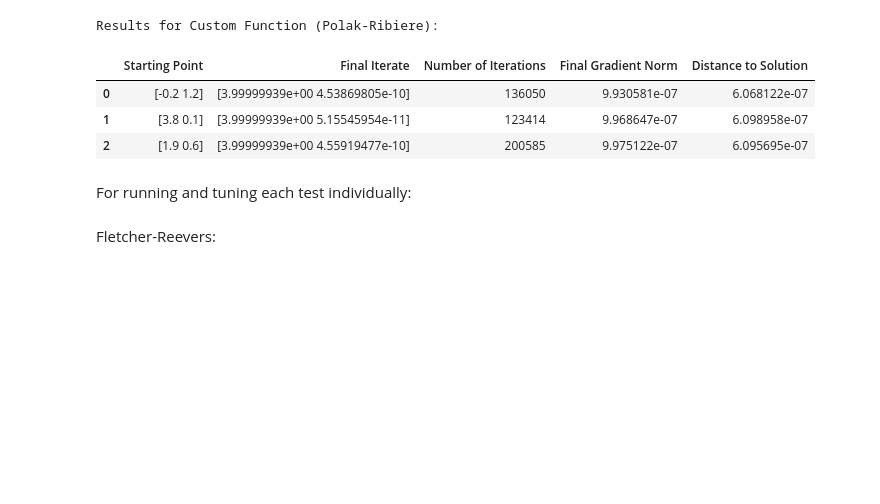
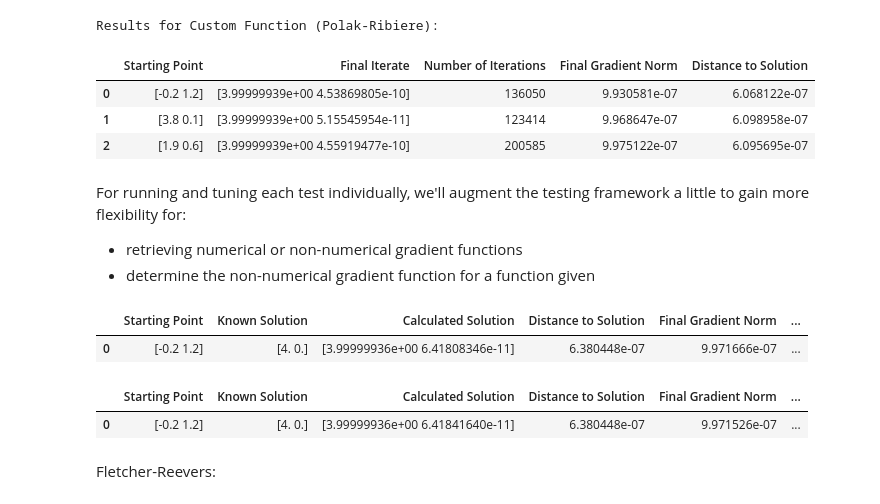
Before and after one commit to Sakops/NO_Project, a Jupyter notebook: task3.ipynb, the cells around one changed output. Saved outputs shown, nothing was run; the diff lists cells and outputs as text; code cells hidden in the pictures; blank space fills up the shorter version.

```diff
--- a/task3.ipynb
+++ b/task3.ipynb
@@ -31,6 +31,7 @@ Therefore, the global minimum is at $(x_1, x_2) = (1, 1)$ where $f(x) = 0$, lyin
 import numpy as np
 
 def safe_rosenbrock(x):
+    """Calculate the Rosenbrock function value at x."""
     # Clipping x values to prevent excessive values
     x = np.clip(x, -10, 10)
     return 100 * (x[1] - x[0]**2)**2 + (1 - x[0])**2
@@ -38,6 +39,7 @@ def safe_rosenbrock(x):
 import numpy as np
 
 def safe_grad_rosenbrock(x):
+    """Calculate the gradient of the Rosenbrock function at x."""
     x = np.clip(x, -10, 10)
     grad = np.zeros(2)
     grad[0] = -400 * x[0] * (x[1] - x[0]**2) - 2 * (1 - x[0])
@@ -257,0 +351,6 @@ def conjugate_gradient_method(func, grad_func, x0, known_solution, method='FR',
+# %%
+# Map each function to its corresponding gradient function
+grad_func_map = {
+    custom_function: grad_custom_function,
+    safe_rosenbrock: safe_grad_rosenbrock,
+}
@@ -351,7 +521,10 @@ Results for Custom Function (Polak-Ribiere):
 | 1 | [3.8 0.1] | [3.99999939e+00 5.15545954e-11] | 123414 | 9.968647e-07 | 6.098958e-07 |
 | 2 | [1.9 0.6] | [3.99999939e+00 4.55919477e-10] | 200585 | 9.975122e-07 | 6.095695e-07 |
 # %% [markdown]
-For running and tuning each test individually:
+For running and tuning each test individually, we'll augment the testing framework a little to gain more flexibility for:
+
+* retrieving numerical or non-numerical gradient functions
+* determine the non-numerical gradient function for a function given
 # %%
 import numpy as np
 import pandas as pd
@@ -401,6 +574,31 @@ def run_test(func, grad_func, x0, known_solution, method='FR', max_iter=500000,
 #    safe_rosenbrock, safe_grad_rosenbrock, x0_rosenbrock, known_rosenbrock, method='FR'
 #)
 #display(df_rosenbrock)
+# %%
+def run_test_wrap(func, x0, known_solution, method='FR', use_numerical_gradient=False, max_iter=500000, alpha_init=1.0, rho=0.9, c=0.01):
+    grad_func = get_gradient_func(func, use_numerical_gradient)
+    return run_test(func, grad_func, x0, known_solution, method, max_iter, alpha_init, rho, c)
+
+# Example usage
+x0_custom = np.array([-0.2, 1.2])
+known_custom = np.array([4.0, 0.0])  # Assuming this is the coordinate of the known solution
+
+# Running test with analytical gradient
+df_custom = run_test_wrap(
+    custom_function, x0_custom, known_custom, method='PR', use_numerical_gradient=False
+)
+display(df_custom)
+
+# Running test with numerical gradient
+df_custom_numerical = run_test_wrap(
+    custom_function, x0_custom, known_custom, method='PR', use_numerical_gradient=True
+)
+display(df_custom_numerical)
+# %% [output]
+|  | Starting Point | Known Solution | Calculated Solution | Distance to Solution | Final Gradient Norm | ... |
+| 0 | [-0.2 1.2] | [4. 0.] | [3.99999936e+00 6.41808346e-11] | 6.380448e-07 | 9.971666e-07 | ... |
+|  | Starting Point | Known Solution | Calculated Solution | Distance to Solution | Final Gradient Norm | ... |
+| 0 | [-0.2 1.2] | [4. 0.] | [3.99999936e+00 6.41841640e-11] | 6.380448e-07 | 9.971526e-07 | ... |
 # %% [markdown]
 Fletcher-Reevers:
 # %%
```
Also changed, not shown: parts of 22 cells of this notebook.
